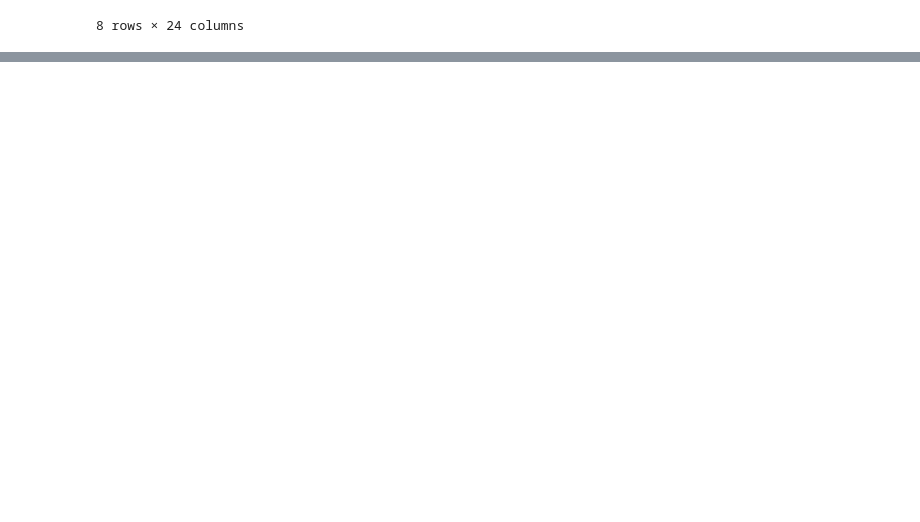
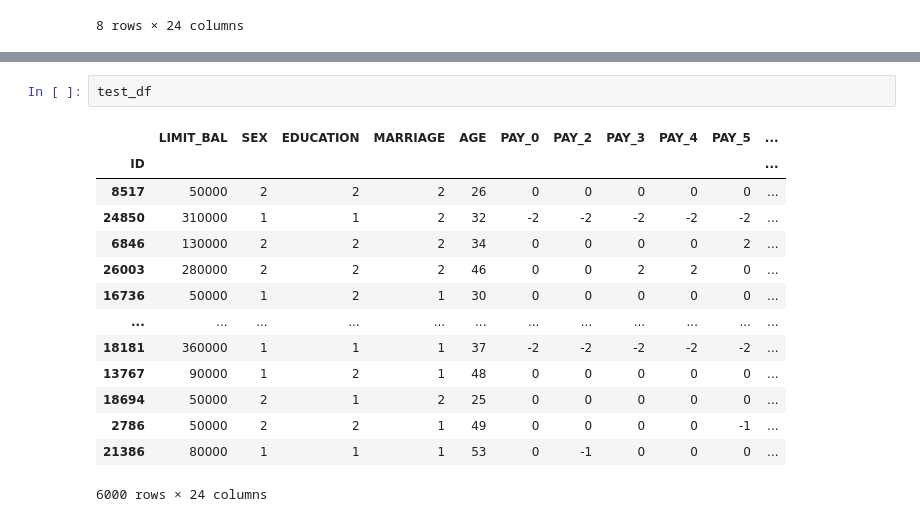
Before and after one commit to UBC-MDS/credit_default_prediction_group_20, a Jupyter notebook: src/EDA of data.ipynb, the cells around one changed output, grey strips where cells are left out. Drawn from its saved outputs; the diff is of its cells as text; blank space fills up the shorter version.

```diff
--- a/src/EDA of data.ipynb
+++ b/src/EDA of data.ipynb
@@ -83,0 +103,17 @@ credit_df.describe()
+# %%
+test_df
+# %% [output]
+|  | LIMIT_BAL | SEX | EDUCATION | MARRIAGE | AGE | PAY_0 | PAY_2 | PAY_3 | PAY_4 | PAY_5 | ... |
+| ID |  |  |  |  |  |  |  |  |  |  | ... |
+| 8517 | 50000 | 2 | 2 | 2 | 26 | 0 | 0 | 0 | 0 | 0 | ... |
+| 24850 | 310000 | 1 | 1 | 2 | 32 | -2 | -2 | -2 | -2 | -2 | ... |
+| 6846 | 130000 | 2 | 2 | 2 | 34 | 0 | 0 | 0 | 0 | 2 | ... |
+| 26003 | 280000 | 2 | 2 | 2 | 46 | 0 | 0 | 2 | 2 | 0 | ... |
+| 16736 | 50000 | 1 | 2 | 1 | 30 | 0 | 0 | 0 | 0 | 0 | ... |
+| ... | ... | ... | ... | ... | ... | ... | ... | ... | ... | ... | ... |
+| 18181 | 360000 | 1 | 1 | 1 | 37 | -2 | -2 | -2 | -2 | -2 | ... |
+| 13767 | 90000 | 1 | 2 | 1 | 48 | 0 | 0 | 0 | 0 | 0 | ... |
+| 18694 | 50000 | 2 | 1 | 2 | 25 | 0 | 0 | 0 | 0 | 0 | ... |
+| 2786 | 50000 | 2 | 2 | 1 | 49 | 0 | 0 | 0 | 0 | -1 | ... |
+| 21386 | 80000 | 1 | 1 | 1 | 53 | 0 | -1 | 0 | 0 | 0 | ... |
+6000 rows × 24 columns
```
Also changed, not shown: parts of 14 cells of this notebook.
